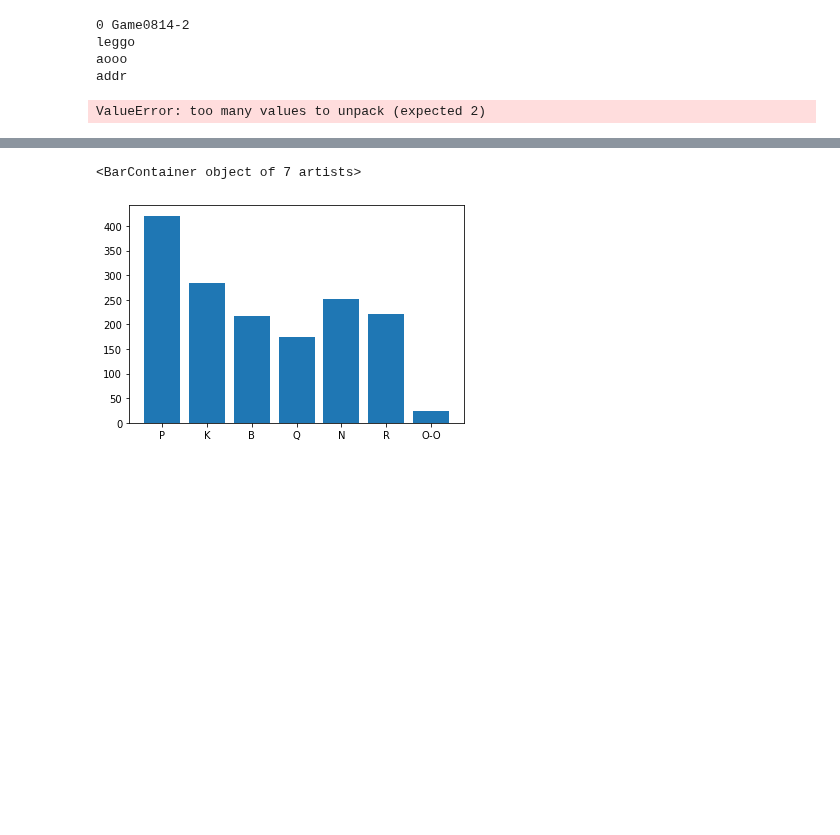
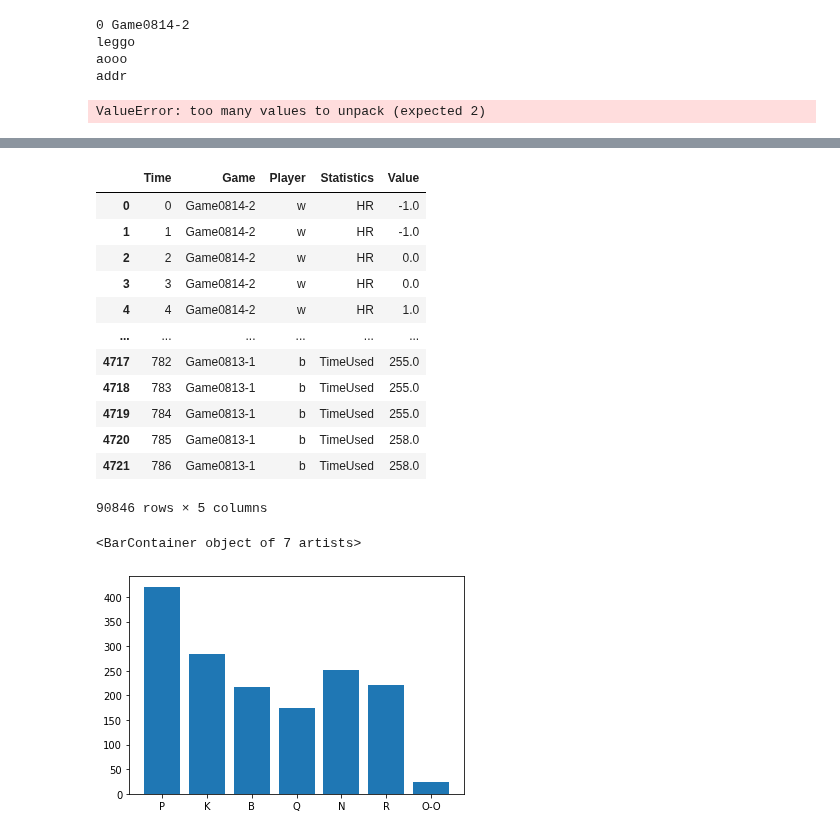
Before and after one commit to tommdim/statistics-101, a Jupyter notebook: project/src/main.ipynb, the cells around one changed output, grey strips where cells are left out. Saved outputs shown, nothing was run; the diff lists cells and outputs as text; code cells hidden in the pictures; blank space fills up the shorter version.

```diff
--- a/project/src/main.ipynb
+++ b/project/src/main.ipynb
@@ -730,3 +754,20 @@ df
+# %%
+df2 = pd.read_csv("partite.csv")
+df2
+# %% [output]
+|  | Time | Game | Player | Statistics | Value |
+| 0 | 0 | Game0814-2 | w | HR | -1.0 |
+| 1 | 1 | Game0814-2 | w | HR | -1.0 |
+| 2 | 2 | Game0814-2 | w | HR | 0.0 |
+| 3 | 3 | Game0814-2 | w | HR | 0.0 |
+| 4 | 4 | Game0814-2 | w | HR | 1.0 |
+| ... | ... | ... | ... | ... | ... |
+| 4717 | 782 | Game0813-1 | b | TimeUsed | 255.0 |
+| 4718 | 783 | Game0813-1 | b | TimeUsed | 255.0 |
+| 4719 | 784 | Game0813-1 | b | TimeUsed | 255.0 |
+| 4720 | 785 | Game0813-1 | b | TimeUsed | 258.0 |
+| 4721 | 786 | Game0813-1 | b | TimeUsed | 258.0 |
+90846 rows × 5 columns
 # %%
 # Let's see what is the most played piece
 mosse = df["MoveS"]
```
Also changed, not shown: parts of 8 cells of this notebook, 1 other file.
